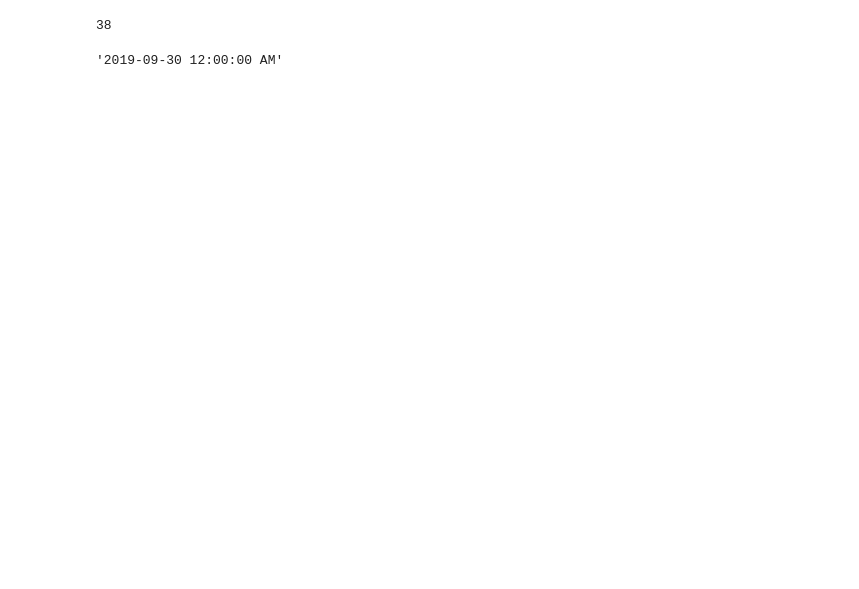
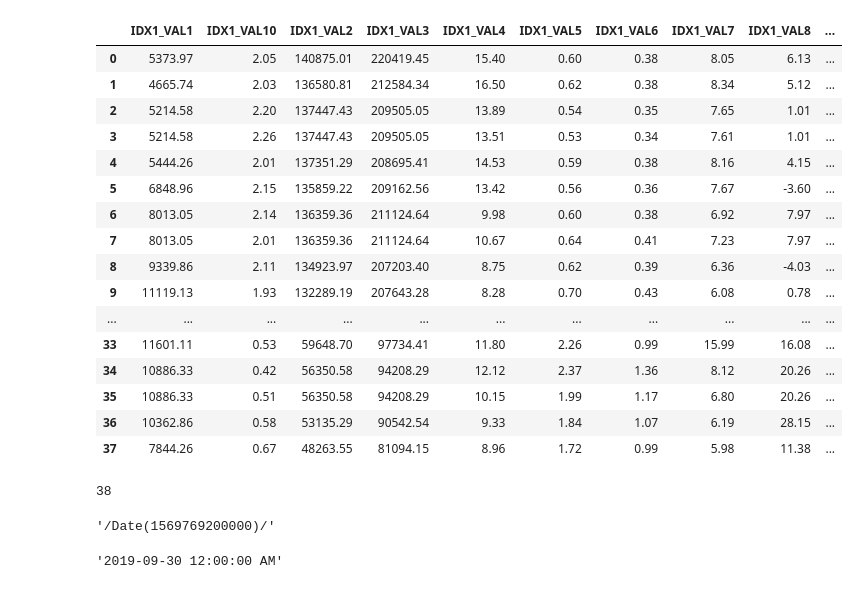
Before and after one commit to seunghakbae/Algorithm_Trading, a Jupyter notebook: win_loss_crawl.ipynb, the cells around one changed output. Cells and saved outputs as stored; diff of their text form; code cells hidden in the pictures; blank space fills up the shorter version.

```diff
--- a/win_loss_crawl.ipynb
+++ b/win_loss_crawl.ipynb
@@ -28,12 +27,36 @@ url = "http://www.wiseindex.com/DataCenter/GridData?currentPage=1&endDT=2019-11-
 rqt = urlopen(url) #request
 datat = json.loads(rqt.read().decode()) #JSON 파싱 후
 df1 = json_normalize(datat) #1페이지 -> to_dataframe
+# %%
+df1
+# %% [output]
+|  | IDX1_VAL1 | IDX1_VAL10 | IDX1_VAL2 | IDX1_VAL3 | IDX1_VAL4 | IDX1_VAL5 | IDX1_VAL6 | IDX1_VAL7 | IDX1_VAL8 | ... |
+| 0 | 5373.97 | 2.05 | 140875.01 | 220419.45 | 15.40 | 0.60 | 0.38 | 8.05 | 6.13 | ... |
+| 1 | 4665.74 | 2.03 | 136580.81 | 212584.34 | 16.50 | 0.62 | 0.38 | 8.34 | 5.12 | ... |
+| 2 | 5214.58 | 2.20 | 137447.43 | 209505.05 | 13.89 | 0.54 | 0.35 | 7.65 | 1.01 | ... |
+| 3 | 5214.58 | 2.26 | 137447.43 | 209505.05 | 13.51 | 0.53 | 0.34 | 7.61 | 1.01 | ... |
+| 4 | 5444.26 | 2.01 | 137351.29 | 208695.41 | 14.53 | 0.59 | 0.38 | 8.16 | 4.15 | ... |
+| 5 | 6848.96 | 2.15 | 135859.22 | 209162.56 | 13.42 | 0.56 | 0.36 | 7.67 | -3.60 | ... |
+| 6 | 8013.05 | 2.14 | 136359.36 | 211124.64 | 9.98 | 0.60 | 0.38 | 6.92 | 7.97 | ... |
+| 7 | 8013.05 | 2.01 | 136359.36 | 211124.64 | 10.67 | 0.64 | 0.41 | 7.23 | 7.97 | ... |
+| 8 | 9339.86 | 2.11 | 134923.97 | 207203.40 | 8.75 | 0.62 | 0.39 | 6.36 | -4.03 | ... |
+| 9 | 11119.13 | 1.93 | 132289.19 | 207643.28 | 8.28 | 0.70 | 0.43 | 6.08 | 0.78 | ... |
+| ... | ... | ... | ... | ... | ... | ... | ... | ... | ... | ... |
+| 33 | 11601.11 | 0.53 | 59648.70 | 97734.41 | 11.80 | 2.26 | 0.99 | 15.99 | 16.08 | ... |
+| 34 | 10886.33 | 0.42 | 56350.58 | 94208.29 | 12.12 | 2.37 | 1.36 | 8.12 | 20.26 | ... |
+| 35 | 10886.33 | 0.51 | 56350.58 | 94208.29 | 10.15 | 1.99 | 1.17 | 6.80 | 20.26 | ... |
+| 36 | 10362.86 | 0.58 | 53135.29 | 90542.54 | 9.33 | 1.84 | 1.07 | 6.19 | 28.15 | ... |
+| 37 | 7844.26 | 0.67 | 48263.55 | 81094.15 | 8.96 | 1.72 | 0.99 | 5.98 | 11.38 | ... |
 # %%
 len(datat)
 # %% [output]
 38
 # %%
 d = df1['TRD_DT'][0]
+# %%
+d
+# %% [output]
+'/Date(1569769200000)/'
 # %%
 d = df1['TRD_DT'].iloc[0][6:-2]
 d = int(d[:10])
```
Also changed, not shown: parts of 31 cells of this notebook, 4 other files.
